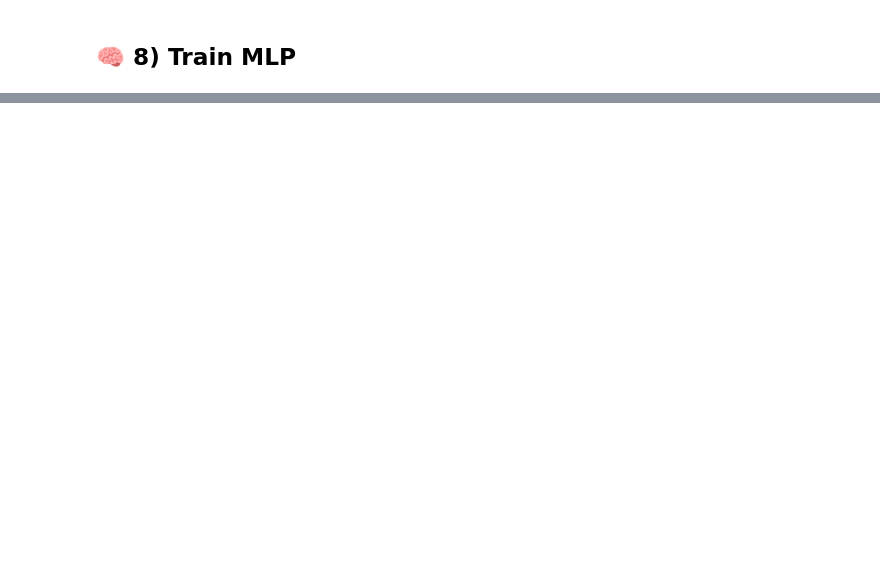
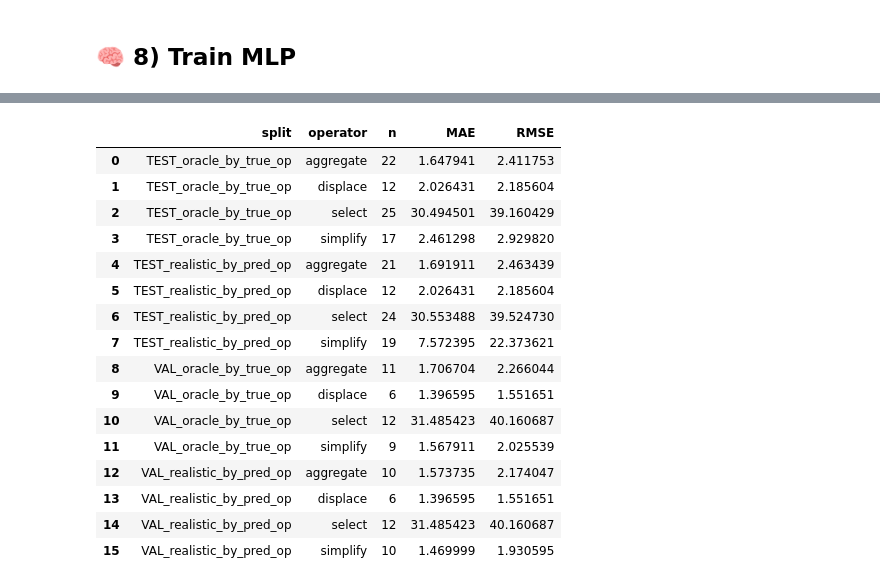
Before and after one commit to AmirDonyadide/nl2map-generalization, a Jupyter notebook: notebooks/MapVec_Pipeline.ipynb, the cells around one changed output, grey strips where cells are left out. Drawn from its saved outputs; the diff is of its cells as text; code cells hidden in the pictures; blank space fills up the shorter version.

```diff
--- a/notebooks/MapVec_Pipeline.ipynb
+++ b/notebooks/MapVec_Pipeline.ipynb
@@ -167,7 +179,7 @@ print(f"Allowed tiles from Excel: {len(allowed_tile_ids)}")
 me.setup_logging(verbosity=1)
 
 pairs = list(me.find_geojsons(PATHS.MAPS_ROOT, PATHS.INPUT_MAPS_PATTERN))
-pairs = [(map_id, path) for (map_id, path) in pairs if str(map_id) in allowed_tile_ids]
+pairs = [(map_id, path) for (map_id, path) in pairs if str(map_id).strip().zfill(4) in allowed_tile_ids]
 
 if not pairs:
     raise RuntimeError("No maps left after Excel filtering.")
@@ -213,6 +225,13 @@ for map_id, path in pairs:
 
     # ✅ dynamic per-map extent refs (computed from GeoJSON)
     extent = me.compute_extent_refs(path)
+    # optional safety: skip degenerate extents
+    if not np.isfinite(extent.get("extent_diag_m", np.nan)) or extent["extent_diag_m"] <= 0:
+        print(f"Skipping {map_id}: bad extent_diag_m")
+        continue
+    if not np.isfinite(extent.get("extent_area_m2", np.nan)) or extent["extent_area_m2"] <= 0:
+        print(f"Skipping {map_id}: bad extent_area_m2")
+        continue
 
     rows.append({
         "map_id": map_id,
@@ -834,8 +888,12 @@ OP_COL = PATHS.OPERATOR_COL  # "operator"
 # 1) Build y_train_cls directly from df_train
 # ------------------------------------------------------------
 # factorize gives stable integer labels starting at 0
-y_train_cls, class_names = pd.factorize(df_train[OP_COL], sort=True)
+# Use a fixed, stable class order
+class_names = np.array(FIXED_CLASSES)  # ["simplify","select","aggregate","displace"]
+y_train_cls = pd.Categorical(df_train[OP_COL], categories=class_names).codes
+assert (y_train_cls >= 0).all(), "Found an operator not in FIXED_CLASSES"
 n_classes = len(class_names)
+
 
 print("Operator classes:", list(class_names))
 
@@ -931,6 +1001,9 @@ sample_w  = sample_w.astype(np.float64, copy=False)
 # ---- group by map_id (maps can repeat; prompts don't) ----
 assert "map_id" in df_train.columns, "df_train must contain 'map_id' for grouped CV."
 groups_tr = df_train["map_id"].astype(str).values
+# ---- fixed class order (must match how y_*_cls were created) ----
+class_names = np.array(FIXED_CLASSES)
+
 
 # ---- CV splitter (for scoring only) ----
 cv = StratifiedGroupKFold(n_splits=5, shuffle=True, random_state=42)
@@ -1015,7 +1088,7 @@ for name, Xs, ys in [("VAL", X_val_s, y_val_cls), ("TEST", X_test_s, y_test_cls)
     f1m  = f1_score(ys, yhat, average="macro")
     print(f"\n===== {name} =====")
     print(f"{name}: acc={acc:.4f}  f1_macro={f1m:.4f}")
-    print(classification_report(ys, yhat, target_names=list(class_names)))
+    print(classification_report(ys, yhat, labels=np.arange(len(class_names)), target_names=list(class_names)))
     print("Confusion matrix:\n", confusion_matrix(ys, yhat))
 
 # ---- save final model ----
@@ -2186,0 +1411,65 @@ eval_bundle(df_train, df_val, df_test, X_train_s, X_val_s, X_test_s)
+# %%
+import pandas as pd
+
+def per_operator_reg_report(split_name, df_s, y_true_raw, y_pred_raw, op_idx, class_names):
+    rows = []
+    for k, op in enumerate(class_names):
+        m = (op_idx == k)
+        # keep only finite pairs
+        m = m & np.isfinite(y_true_raw) & np.isfinite(y_pred_raw)
+        n = int(m.sum())
+        if n == 0:
+            continue
+        yt = y_true_raw[m]
+        yp = y_pred_raw[m]
+        mae = mean_absolute_error(yt, yp)
+        rmse = float(np.sqrt(mean_squared_error(yt, yp)))
+        rows.append({
+            "split": split_name,
+            "operator": str(op),
+            "n": n,
+            "MAE": mae,
+            "RMSE": rmse,
+        })
+    return pd.DataFrame(rows)
+
+# -------- realistic: grouped by PREDICTED operator --------
+df_val_perop_real = per_operator_reg_report(
+    "VAL_realistic_by_pred_op", df_val, y_val_raw, yhat_val, val_pred_cls, class_names
+)
+df_test_perop_real = per_operator_reg_report(
+    "TEST_realistic_by_pred_op", df_test, y_test_raw, yhat_test, test_pred_cls, class_names
+)
+
+# -------- oracle: grouped by TRUE operator --------
+df_val_perop_or = per_operator_reg_report(
+    "VAL_oracle_by_true_op", df_val, y_val_raw, yhat_val_or, y_val_cls, class_names
+)
+df_test_perop_or = per_operator_reg_report(
+    "TEST_oracle_by_true_op", df_test, y_test_raw, yhat_test_or, y_test_cls, class_names
+)
+
+df_perop = pd.concat(
+    [df_val_perop_real, df_test_perop_real, df_val_perop_or, df_test_perop_or],
+    ignore_index=True
+).sort_values(["split", "operator"]).reset_index(drop=True)
+
+display(df_perop)
+# %% [output]
+|  | split | operator | n | MAE | RMSE |
+| 0 | TEST_oracle_by_true_op | aggregate | 22 | 1.647941 | 2.411753 |
+| 1 | TEST_oracle_by_true_op | displace | 12 | 2.026431 | 2.185604 |
+| 2 | TEST_oracle_by_true_op | select | 25 | 30.494501 | 39.160429 |
+| 3 | TEST_oracle_by_true_op | simplify | 17 | 2.461298 | 2.929820 |
+| 4 | TEST_realistic_by_pred_op | aggregate | 21 | 1.691911 | 2.463439 |
+| 5 | TEST_realistic_by_pred_op | displace | 12 | 2.026431 | 2.185604 |
+| 6 | TEST_realistic_by_pred_op | select | 24 | 30.553488 | 39.524730 |
+| 7 | TEST_realistic_by_pred_op | simplify | 19 | 7.572395 | 22.373621 |
+| 8 | VAL_oracle_by_true_op | aggregate | 11 | 1.706704 | 2.266044 |
+| 9 | VAL_oracle_by_true_op | displace | 6 | 1.396595 | 1.551651 |
+| 10 | VAL_oracle_by_true_op | select | 12 | 31.485423 | 40.160687 |
+| 11 | VAL_oracle_by_true_op | simplify | 9 | 1.567911 | 2.025539 |
+| 12 | VAL_realistic_by_pred_op | aggregate | 10 | 1.573735 | 2.174047 |
+| 13 | VAL_realistic_by_pred_op | displace | 6 | 1.396595 | 1.551651 |
+| 14 | VAL_realistic_by_pred_op | select | 12 | 31.485423 | 40.160687 |
+| 15 | VAL_realistic_by_pred_op | simplify | 10 | 1.469999 | 1.930595 |
```
Also changed, not shown: parts of 14 cells of this notebook, 7 other files.
